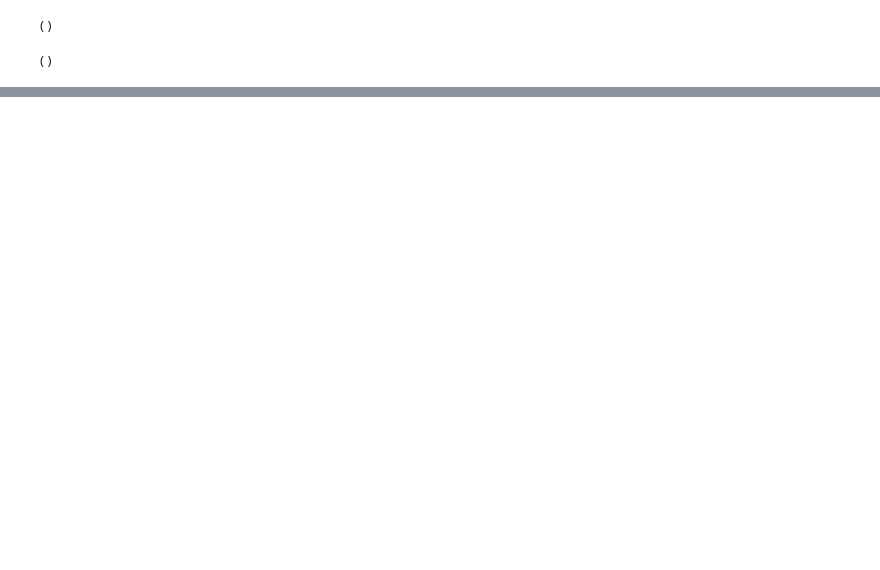
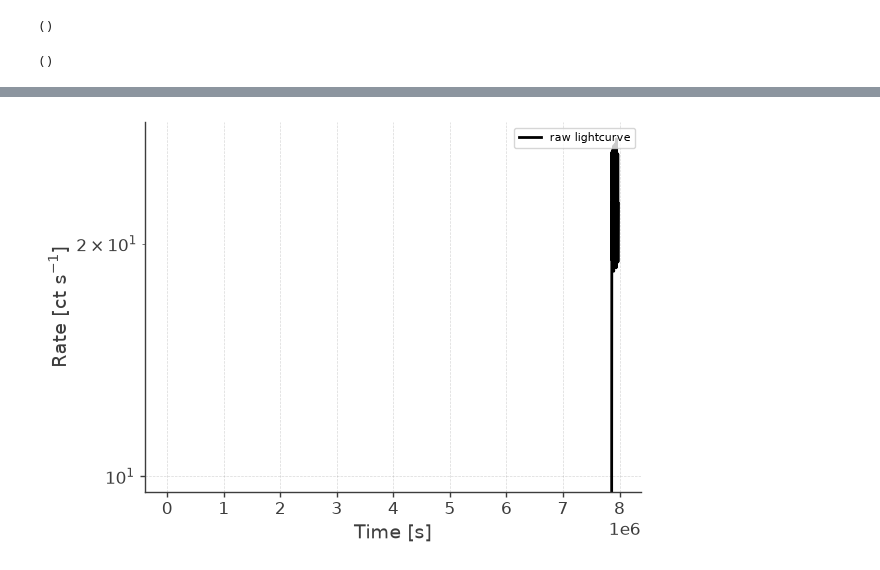
Before and after one commit to mquezada13/data-challenge-3-4-exploration, a Jupyter notebook: workflow/notebooks/01_DataIO_analysis.ipynb, the cells around one changed output, grey strips where cells are left out. Cells and saved outputs as stored; diff of their text form; code cells hidden in the pictures; blank space fills up the shorter version.

```diff
--- a/workflow/notebooks/01_DataIO_analysis.ipynb
+++ b/workflow/notebooks/01_DataIO_analysis.ipynb
@@ -202,0 +362,4 @@ for week, input_path in weekly_paths.items():
+# %%
+analysiscon[14].get_raw_lightcurve(show_plots=True)
+# %% [output]
+[figure, added]
```
Also changed, not shown: parts of 23 cells of this notebook.
